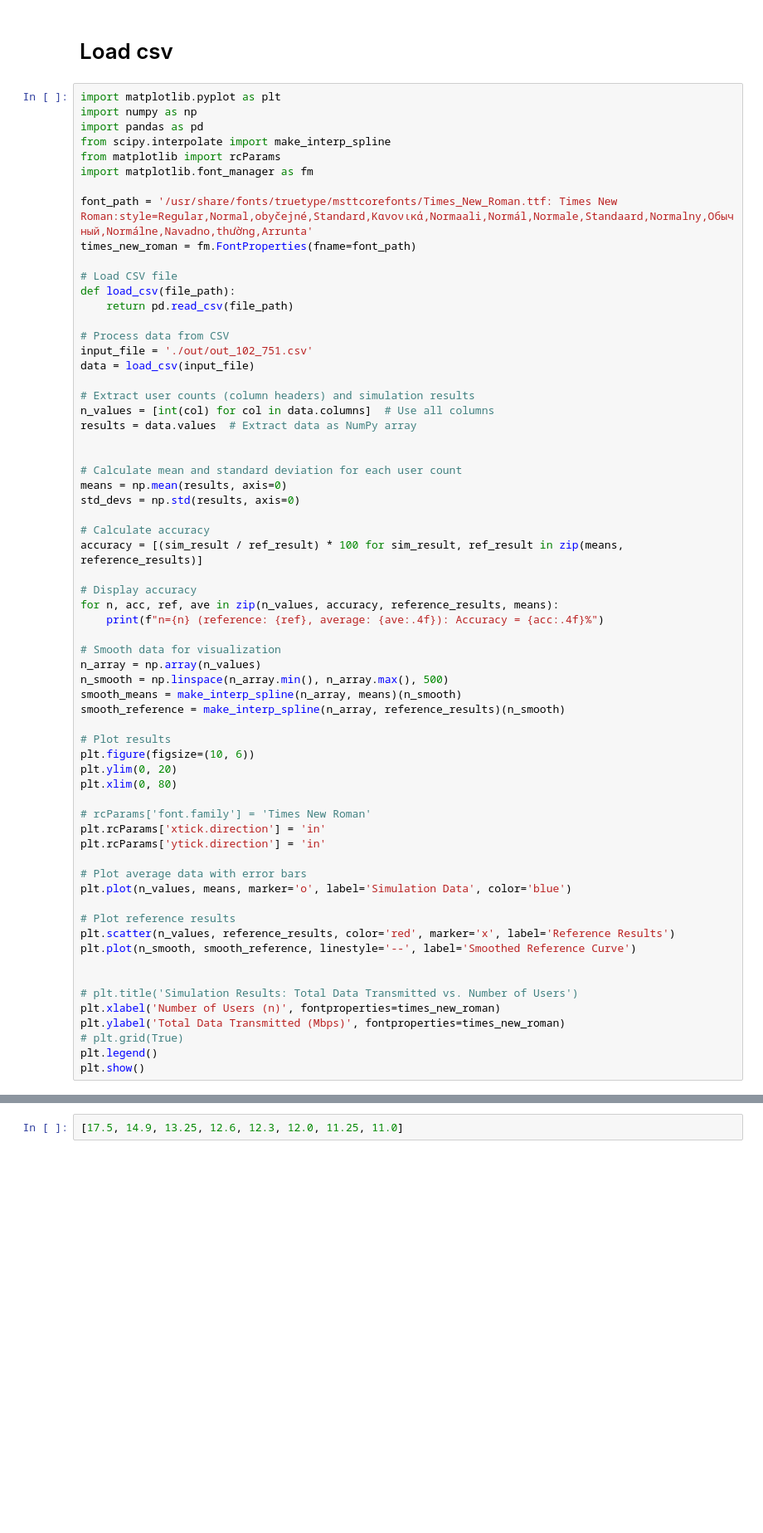
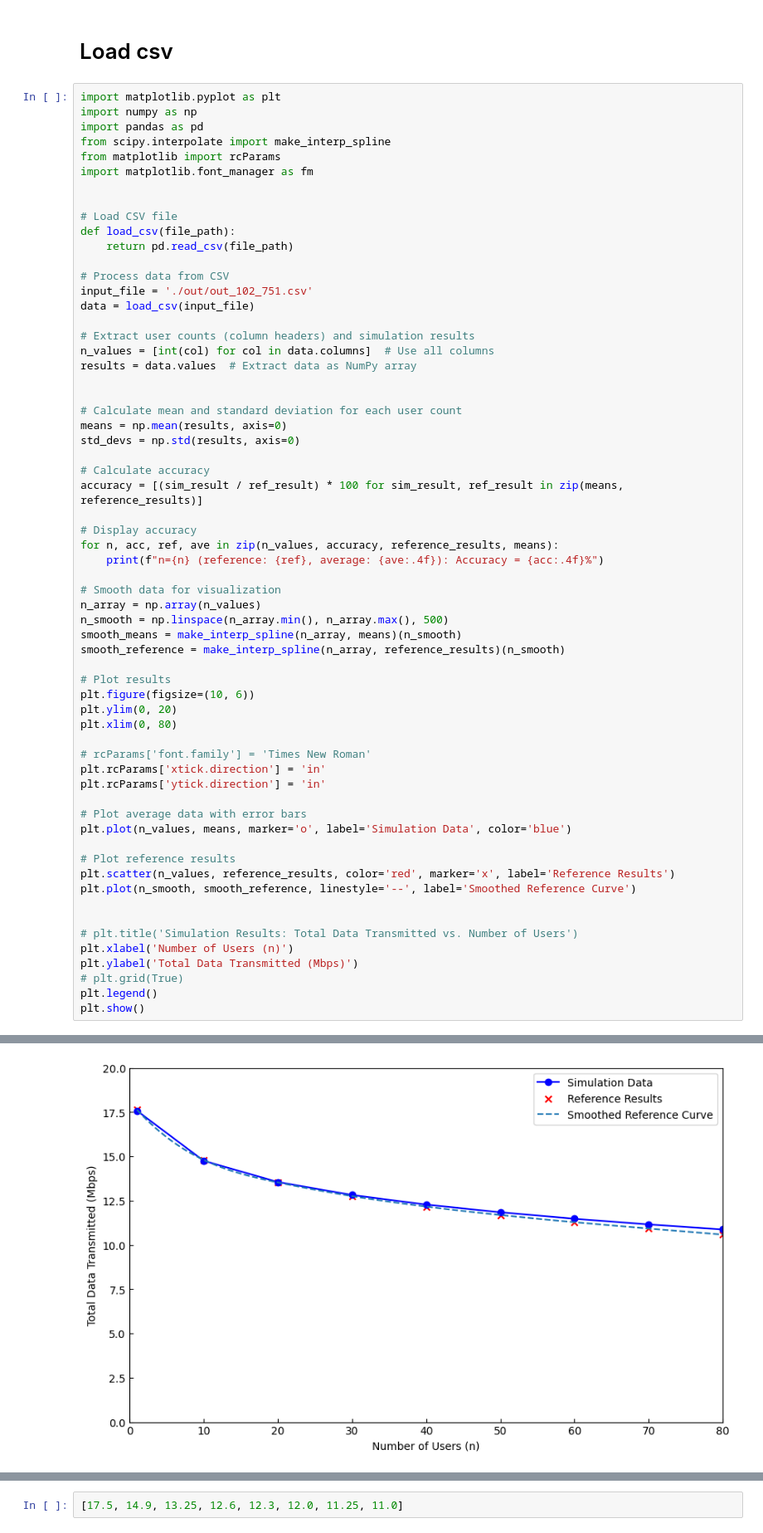
Before and after one commit to ShitaLab-TMCIT/IEEE802.11simulator, a Jupyter notebook: main.ipynb, the cells around one changed output, grey strips where cells are left out. Shown at 83% size. Saved outputs shown, nothing was run; the diff lists cells and outputs as text; blank space fills up the shorter version.

```diff
--- a/main.ipynb
+++ b/main.ipynb
@@ -160,8 +160,6 @@ from scipy.interpolate import make_interp_spline
 from matplotlib import rcParams
 import matplotlib.font_manager as fm
 
-font_path = '/usr/share/fonts/truetype/msttcorefonts/Times_New_Roman.ttf: Times New Roman:style=Regular,Normal,obyčejné,Standard,Κανονικά,Normaali,Normál,Normale,Standaard,Normalny,Обычный,Normálne,Navadno,thường,Arrunta'
-times_new_roman = fm.FontProperties(fname=font_path)
 
 # Load CSV file
 def load_csv(file_path):
@@ -211,8 +209,8 @@ plt.plot(n_smooth, smooth_reference, linestyle='--', label='Smoothed Reference C
 
 
 # plt.title('Simulation Results: Total Data Transmitted vs. Number of Users')
-plt.xlabel('Number of Users (n)', fontproperties=times_new_roman)
-plt.ylabel('Total Data Transmitted (Mbps)', fontproperties=times_new_roman)
+plt.xlabel('Number of Users (n)')
+plt.ylabel('Total Data Transmitted (Mbps)')
 # plt.grid(True)
 plt.legend()
 plt.show()
@@ -241,3 +227,4 @@ FileNotFoundError: [Errno 2] No such file or directory: '/usr/share/fonts/truety
+[figure, added]
 # %%
 import matplotlib.pyplot as plt
 import numpy as np
```
Also changed, not shown: parts of 3 cells of this notebook, 7 other files.
